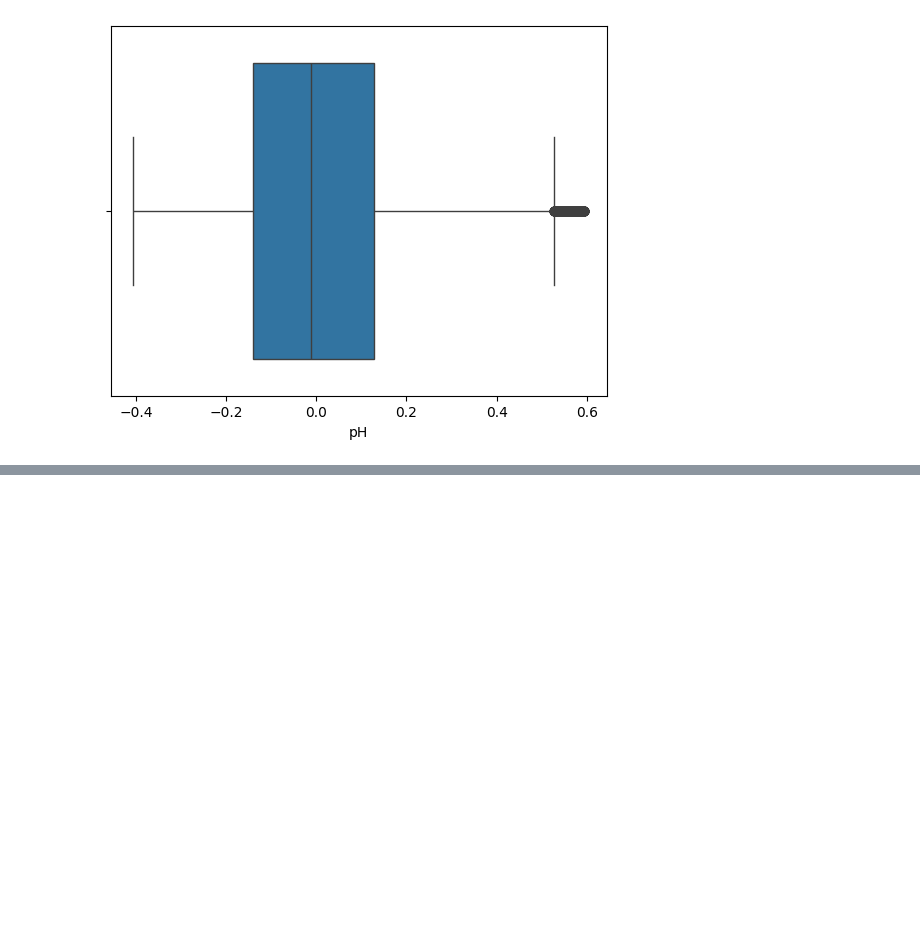
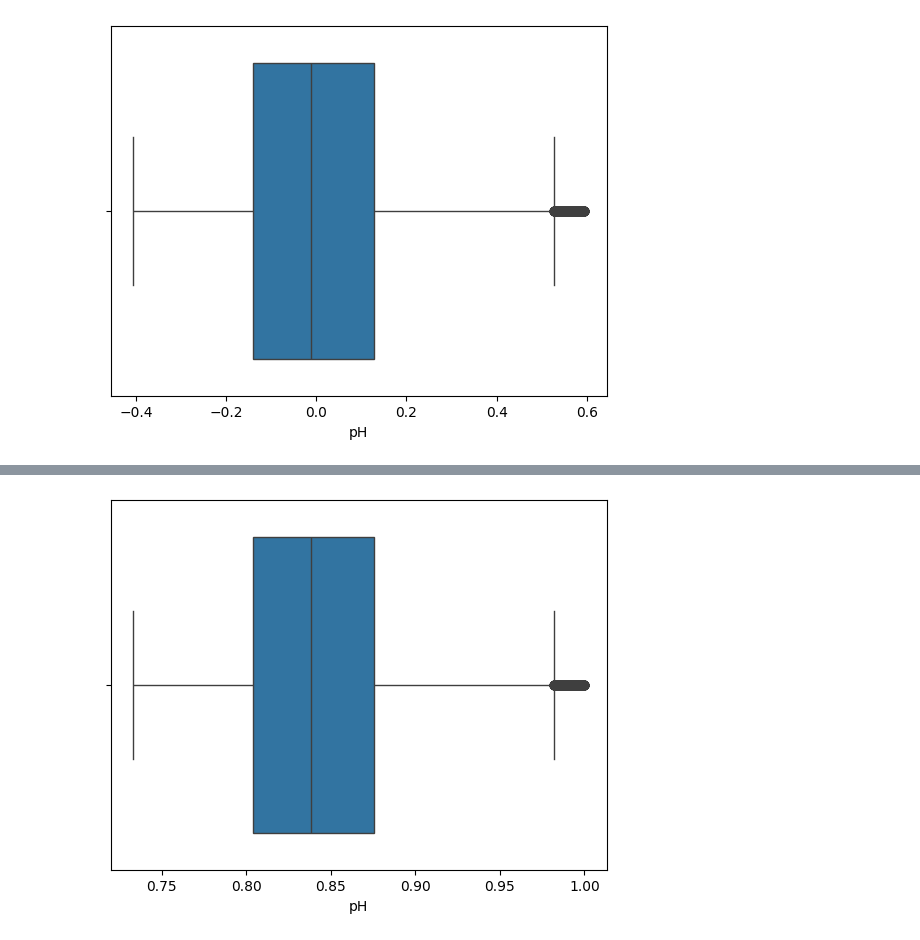
Before and after one commit to KryptoVader/DataScience_Journey, a Jupyter notebook: Analysis/Day2.ipynb, the cells around one changed output, grey strips where cells are left out. Drawn from its saved outputs; the diff is of its cells as text; code cells hidden in the pictures; blank space fills up the shorter version.

Commit message:
Implemented Absolute Max Scaler manually and using Sklearn

```diff
--- a/Analysis/Day2.ipynb
+++ b/Analysis/Day2.ipynb
@@ -507,0 +512,3 @@ plt.show()
+# %%
+X_train_scaled_manual = X_train / X_train.abs().max()
+X_train_scaled_manual
@@ -507,0 +529,5 @@ plt.show()
+# %%
+sns.boxplot(data = X_train_scaled_manual, x = 'pH')
+plt.show()
+# %% [output]
+[figure, added]
```
Also changed, not shown: parts of 4 cells of this notebook.
